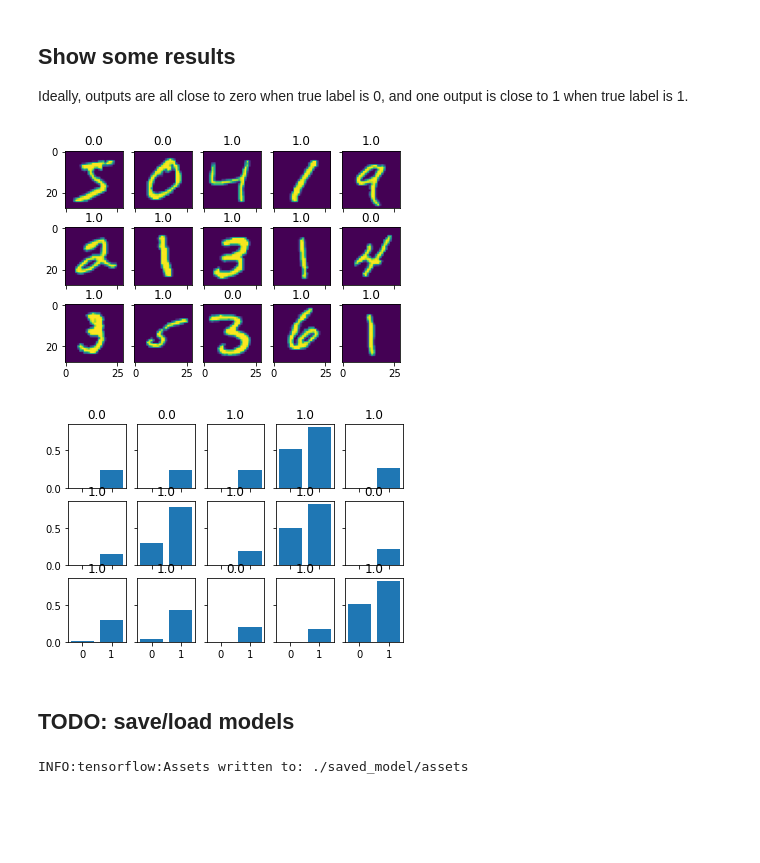
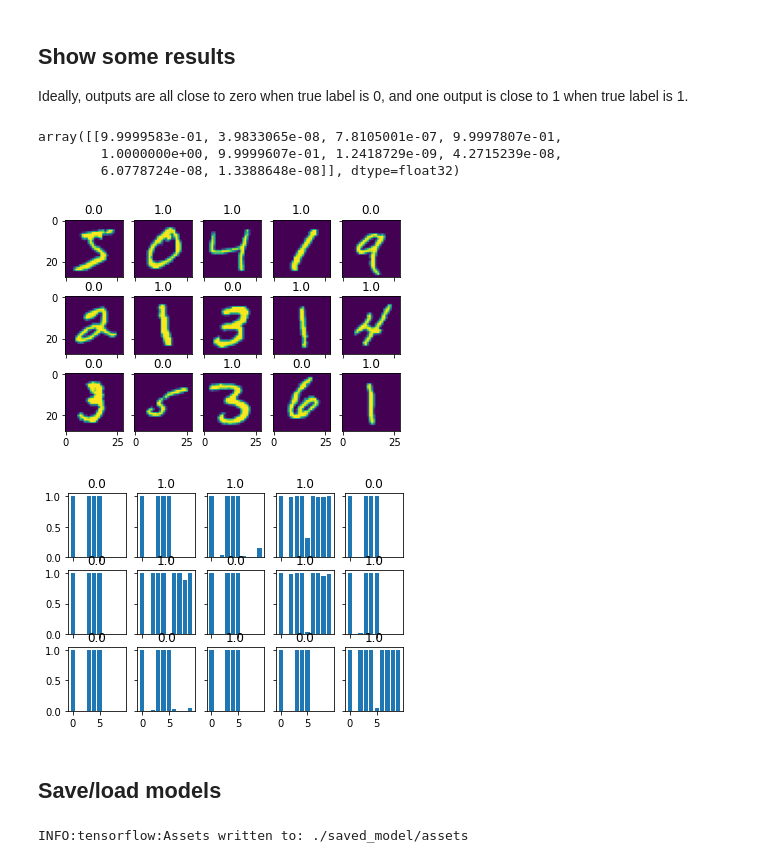
Before and after one commit to scottspurlock/noisy_labels, a Jupyter notebook: classification_noisy_labels.ipynb, the cells around one changed output. Cells and saved outputs as stored; diff of their text form; code cells hidden in the pictures; blank space fills up the shorter version.

Commit message:
Implemented two losses for exemplar model

```diff
--- a/classification_noisy_labels.ipynb
+++ b/classification_noisy_labels.ipynb
@@ -142,7 +139,8 @@ model = keras.Sequential(
         layers.Conv2D(64, kernel_size=(3, 3), activation="relu"),
         layers.MaxPooling2D(pool_size=(2, 2)),
         layers.Flatten(),
-        layers.Dropout(0.5),
+        # layers.Dropout(0.5),
+        layers.Dense(num_exemplars, activation="sigmoid"),
         layers.Dense(num_classes, activation="softmax"),
     ]
 )
@@ -307,24 +318,17 @@ class CustomExemplarLoss(keras.losses.Loss):
 
     def call(self, y_true, y_pred):
         alpha_0 = 1.0
-        alpha_1 = 1.0
-        alpha_2 = 1.0
-
-        # mse = tf.math.reduce_mean(tf.square(y_true - y_pred))
-        # reg = tf.math.reduce_mean(tf.square(0.5 - y_pred))
-        # return mse + reg * self.regularization_factor
-
-        # y_true should be 1 number (0 or 1)
-        # y_pred should be N numbers (predictions)
-        # print('y_true:', y_true.shape)
-        # print('y_pred:', y_pred.shape)
+        alpha_1 = 0
+        alpha_2 = 0
 
         # Find the difference of each prediction from gt
         # with any luck, tf will auto expand y_true
         diff = tf.abs(y_true - y_pred)
+        # print('diff:', diff.shape)
 
         # Find the min difference along the last axis (columns)
         loss = tf.math.reduce_min(diff, axis=-1)
+        # print('loss:', loss.shape)
 
         # Encourage sparsity:
         #   when true is 0, preds are all 0
@@ -351,11 +385,22 @@ In the current version, the output is "exemplars" rather than actual predictions
 # %%
-preds = model.predict(x_test, verbose=0)
-preds = np.max(preds, axis=1)
-y_pred = np.where(preds <= 0.5, 0, 1)
+y_pred, detectors = model.predict(x_test, verbose=0)
+
+# Undo one-hot encoding
+y_pred = np.argmax(y_pred, axis=1)
+
+preds = np.max(detectors, axis=1)
+preds = np.where(preds < 0.5, 0, 1)
 
 # Generate arg maxes for predictions
 y_true = np.argmax(y_test, axis=1)
 cm = confusion_matrix(y_true, y_pred)
 show_cm(cm)
+plt.show()
 print('Accuracy = {:.2f}%'.format(100*np.sum(np.diag(cm))/np.sum(cm)))
+
+print('\n--------\n')
+print('Preds based on detector output')
+cm = confusion_matrix(y_true, preds)
+show_cm(cm)
+print('Accuracy = {:.2f}%'.format(100*np.sum(np.diag(cm))/np.sum(cm)))
 # %% [output]
@@ -364,42 +415,53 @@ Accuracy = 98.43%
 # %% [markdown]
 ## Show some results
 Ideally, outputs are all close to zero when true label is 0, and one output is close to 1 when true label is 1.
+# %%
+y_pred, detectors = model.predict(x_test[0:1], verbose=0)
+detectors
+# %% [output]
+array([[9.9999583e-01, 3.9833065e-08, 7.8105001e-07, 9.9997807e-01,
+        1.0000000e+00, 9.9999607e-01, 1.2418729e-09, 4.2715239e-08,
+        6.0778724e-08, 1.3388648e-08]], dtype=float32)
 # %%
 num_rows = 3
 num_cols = 5
 
 use_train = True
 
 if use_train:
   y_split = y_train
   x_split = x_train
 else:
   y_split = y_test
   x_split = x_test
 
 fig, ax = plt.subplots(num_rows, num_cols, sharex='col', sharey='row')
 for i in range(num_rows):
     for j in range(num_cols):
         idx = i*num_cols + j
         ax[i, j].set_title(y_split[idx][1])
         ax[i, j].imshow(np.squeeze(x_split[idx]))
 
 fig, ax = plt.subplots(num_rows, num_cols, sharex='col', sharey='row')
 for i in range(num_rows):
     for j in range(num_cols):
         idx = i*num_cols + j
         ax[i, j].set_title(y_split[idx][1])
         # run example through the model to get predictions
-        preds = model.predict(x_split[idx:idx+1])[0]
+        y_pred, preds = model.predict(x_split[idx:idx+1])
+        y_pred = y_pred[0]
+        preds = preds[0]
+        # print(i, j, y_pred)
+        # print(i, j, preds)
         bins = np.arange(len(preds))
         ax[i, j].bar(bins, preds)
 
 plt.show()
 # %% [output]
-[figure, old version]
+[figure, new version]
-[figure, old version]
+[figure, new version]
 # %% [markdown]
-## TODO: save/load models
+## Save/load models
 # %%
 from tensorflow.keras.models import save_model, load_model
 # Save the model
```
Also changed, not shown: parts of 16 cells of this notebook.
